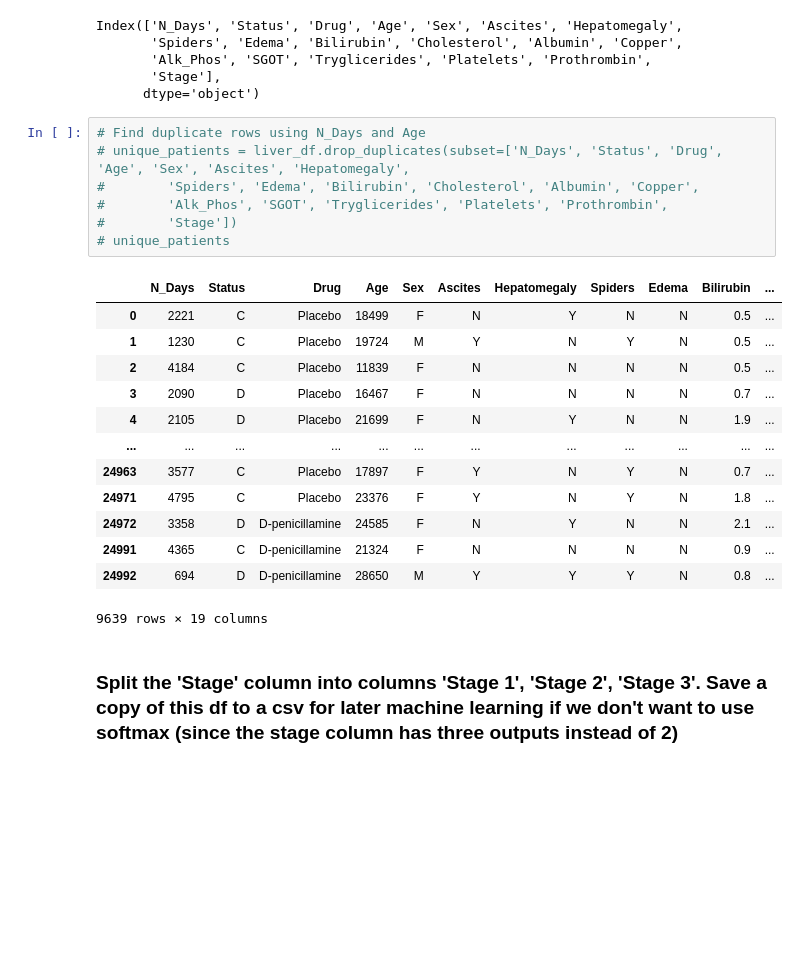
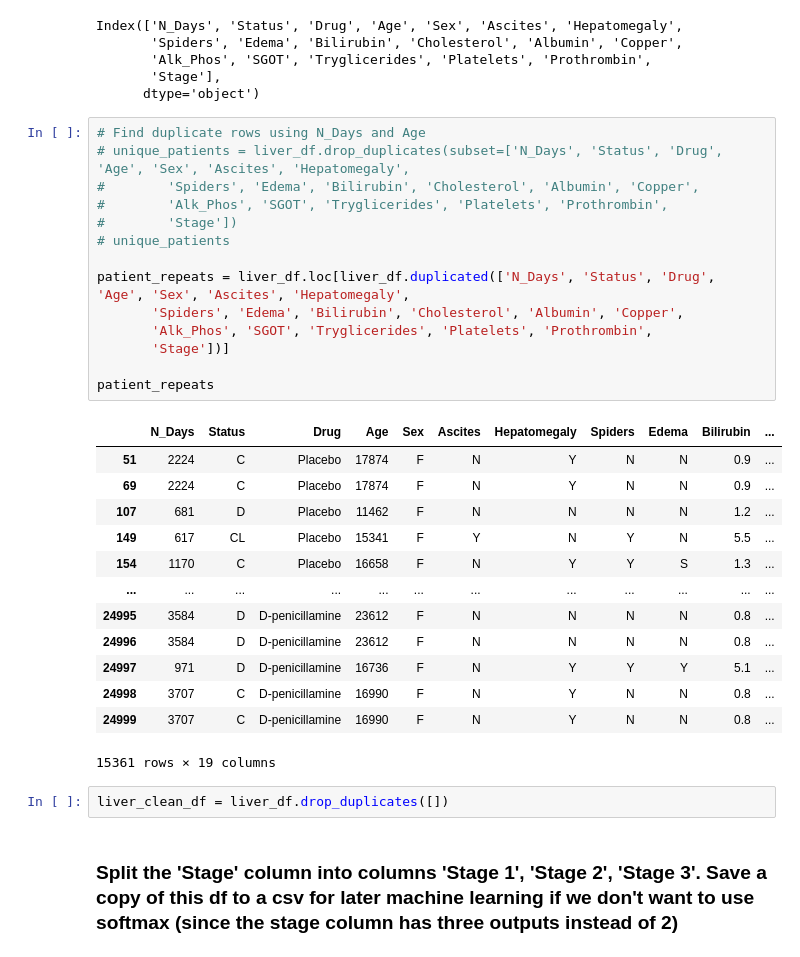
Before and after one commit to amydohlin/project-4-group-2, a Jupyter notebook: cirrhosis_ETL.ipynb, the cells around one changed output. Saved outputs shown, nothing was run; the diff lists cells and outputs as text; blank space fills up the shorter version.

Commit message:
some cleaning

```diff
--- a/cirrhosis_ETL.ipynb
+++ b/cirrhosis_ETL.ipynb
@@ -63,24 +63,33 @@ Index(['N_Days', 'Status', 'Drug', 'Age', 'Sex', 'Ascites', 'Hepatomegaly',
 # %%
 # Find duplicate rows using N_Days and Age
 # unique_patients = liver_df.drop_duplicates(subset=['N_Days', 'Status', 'Drug', 'Age', 'Sex', 'Ascites', 'Hepatomegaly',
 #        'Spiders', 'Edema', 'Bilirubin', 'Cholesterol', 'Albumin', 'Copper',
 #        'Alk_Phos', 'SGOT', 'Tryglicerides', 'Platelets', 'Prothrombin',
 #        'Stage'])
 # unique_patients
+
+patient_repeats = liver_df.loc[liver_df.duplicated(['N_Days', 'Status', 'Drug', 'Age', 'Sex', 'Ascites', 'Hepatomegaly',
+       'Spiders', 'Edema', 'Bilirubin', 'Cholesterol', 'Albumin', 'Copper',
+       'Alk_Phos', 'SGOT', 'Tryglicerides', 'Platelets', 'Prothrombin',
+       'Stage'])]
+
+patient_repeats
 # %% [output]
 |  | N_Days | Status | Drug | Age | Sex | Ascites | Hepatomegaly | Spiders | Edema | Bilirubin | ... |
-| 0 | 2221 | C | Placebo | 18499 | F | N | Y | N | N | 0.5 | ... |
-| 1 | 1230 | C | Placebo | 19724 | M | Y | N | Y | N | 0.5 | ... |
-| 2 | 4184 | C | Placebo | 11839 | F | N | N | N | N | 0.5 | ... |
-| 3 | 2090 | D | Placebo | 16467 | F | N | N | N | N | 0.7 | ... |
-| 4 | 2105 | D | Placebo | 21699 | F | N | Y | N | N | 1.9 | ... |
+| 51 | 2224 | C | Placebo | 17874 | F | N | Y | N | N | 0.9 | ... |
+| 69 | 2224 | C | Placebo | 17874 | F | N | Y | N | N | 0.9 | ... |
+| 107 | 681 | D | Placebo | 11462 | F | N | N | N | N | 1.2 | ... |
+| 149 | 617 | CL | Placebo | 15341 | F | Y | N | Y | N | 5.5 | ... |
+| 154 | 1170 | C | Placebo | 16658 | F | N | Y | Y | S | 1.3 | ... |
 | ... | ... | ... | ... | ... | ... | ... | ... | ... | ... | ... | ... |
-| 24963 | 3577 | C | Placebo | 17897 | F | Y | N | Y | N | 0.7 | ... |
-| 24971 | 4795 | C | Placebo | 23376 | F | Y | N | Y | N | 1.8 | ... |
-| 24972 | 3358 | D | D-penicillamine | 24585 | F | N | Y | N | N | 2.1 | ... |
-| 24991 | 4365 | C | D-penicillamine | 21324 | F | N | N | N | N | 0.9 | ... |
-| 24992 | 694 | D | D-penicillamine | 28650 | M | Y | Y | Y | N | 0.8 | ... |
+| 24995 | 3584 | D | D-penicillamine | 23612 | F | N | N | N | N | 0.8 | ... |
+| 24996 | 3584 | D | D-penicillamine | 23612 | F | N | N | N | N | 0.8 | ... |
+| 24997 | 971 | D | D-penicillamine | 16736 | F | N | Y | Y | Y | 5.1 | ... |
+| 24998 | 3707 | C | D-penicillamine | 16990 | F | N | Y | N | N | 0.8 | ... |
+| 24999 | 3707 | C | D-penicillamine | 16990 | F | N | Y | N | N | 0.8 | ... |
-9639 rows × 19 columns
+15361 rows × 19 columns
+# %%
+liver_clean_df = liver_df.drop_duplicates([])
 # %% [markdown]
 ### Split the 'Stage' column into columns 'Stage 1', 'Stage 2', 'Stage 3'. Save a copy of this df to a csv for later machine learning if we don't want to use softmax (since the stage column has three outputs instead of 2)
 # %%
```
